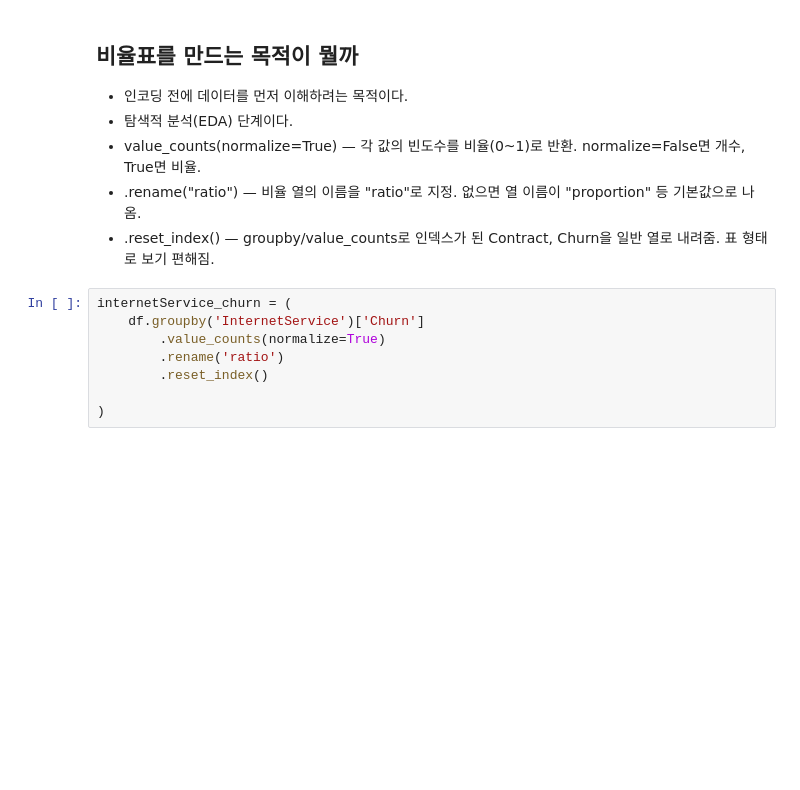
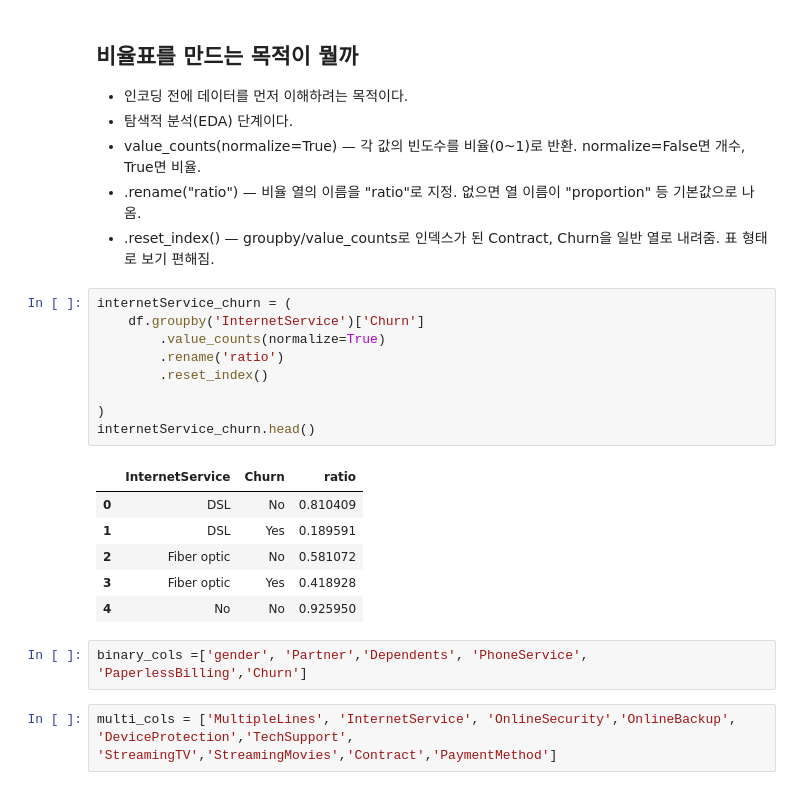
Before and after one commit to Xuswnss/nzvnnn, a Jupyter notebook: 2_Pandas/Day2/index2.ipynb, the cells around one changed output. Drawn from its saved outputs; the diff is of its cells as text; blank space fills up the shorter version.

```diff
--- a/2_Pandas/Day2/index2.ipynb
+++ b/2_Pandas/Day2/index2.ipynb
@@ -247,8 +255,20 @@ contract_churn = (
 # %%
 internetService_churn = (
     df.groupby('InternetService')['Churn']
         .value_counts(normalize=True)
         .rename('ratio')
         .reset_index()
 
 )
+internetService_churn.head()
+# %% [output]
+|  | InternetService | Churn | ratio |
+| 0 | DSL | No | 0.810409 |
+| 1 | DSL | Yes | 0.189591 |
+| 2 | Fiber optic | No | 0.581072 |
+| 3 | Fiber optic | Yes | 0.418928 |
+| 4 | No | No | 0.925950 |
+# %%
+binary_cols =['gender', 'Partner','Dependents', 'PhoneService', 'PaperlessBilling','Churn']
+# %%
+multi_cols = ['MultipleLines', 'InternetService', 'OnlineSecurity','OnlineBackup', 'DeviceProtection','TechSupport', 'StreamingTV','StreamingMovies','Contract','PaymentMethod']
```
Also changed, not shown: parts of 20 cells of this notebook.
